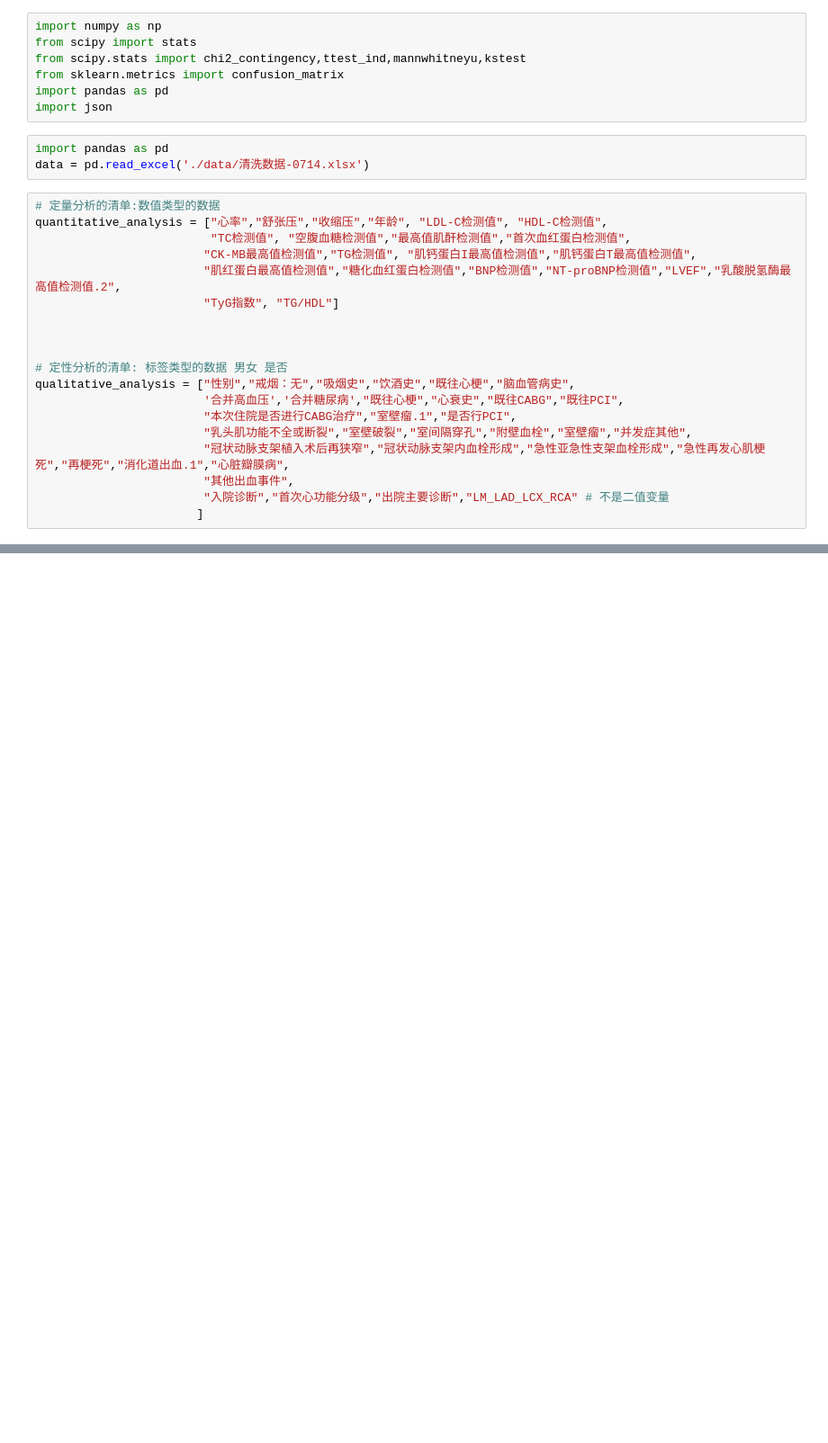
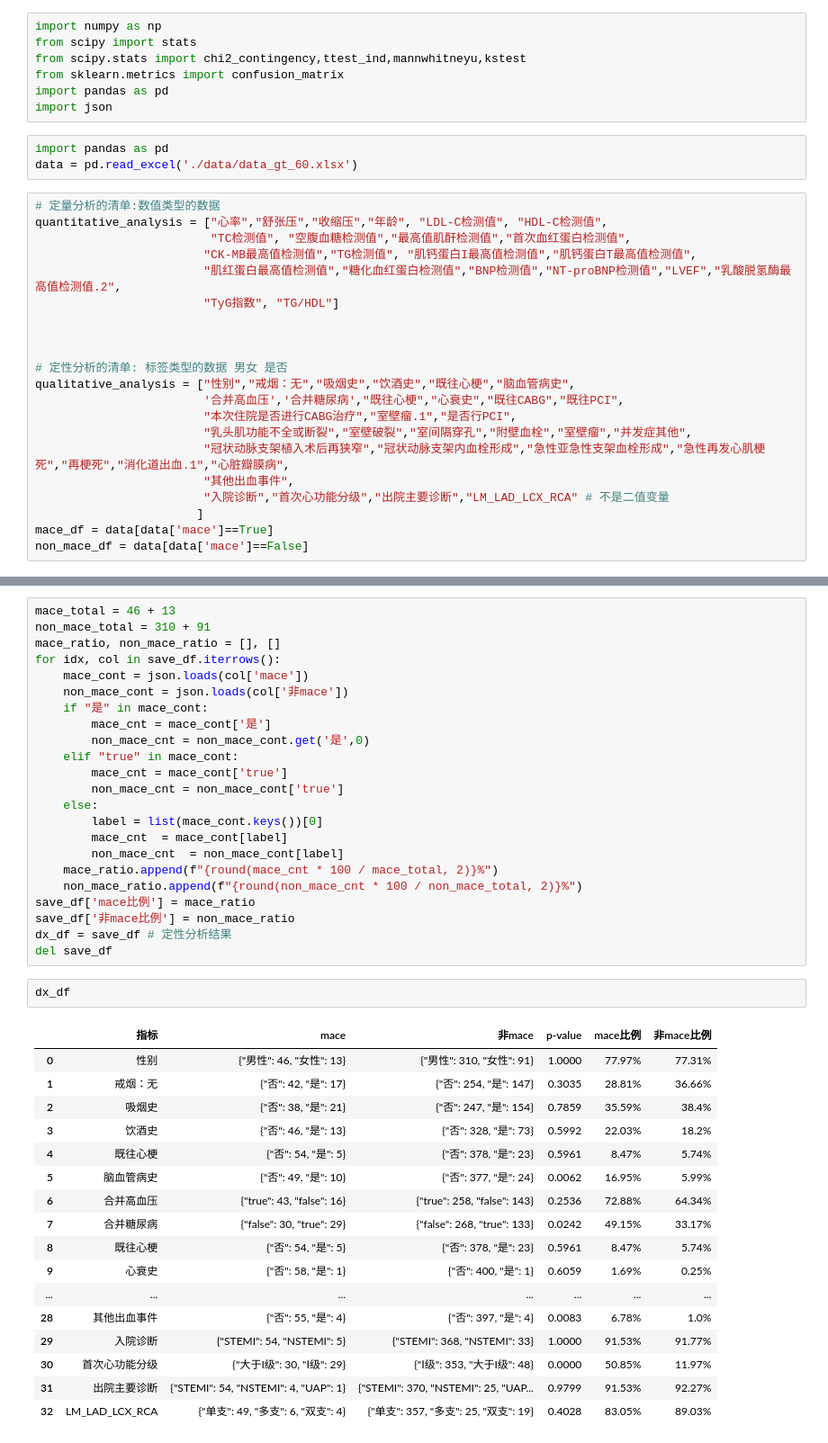
Before and after one commit to BaiTianGang/bean_analysis, a Jupyter notebook: 数据清洗与筛选.ipynb, the cells around one changed output, grey strips where cells are left out. Shown at 90% size. Cells and saved outputs as stored; diff of their text form; blank space fills up the shorter version.

```diff
--- a/数据清洗与筛选.ipynb
+++ b/数据清洗与筛选.ipynb
@@ -7,7 +7,7 @@ import pandas as pd
 import json
 # %%
 import pandas as pd
-data = pd.read_excel('./data/清洗数据-0714.xlsx')
+data = pd.read_excel('./data/data_gt_60.xlsx')
 # %%
 # 定量分析的清单:数值类型的数据
 quantitative_analysis = ["心率","舒张压","收缩压","年龄", "LDL-C检测值", "HDL-C检测值",
@@ -27,6 +27,8 @@ qualitative_analysis = ["性别","戒烟：无","吸烟史","饮酒史","既往
                         "其他出血事件",
                         "入院诊断","首次心功能分级","出院主要诊断","LM_LAD_LCX_RCA" # 不是二值变量
                        ]
+mace_df = data[data['mace']==True]
+non_mace_df = data[data['mace']==False]
 # %%
 save_list = []
 
@@ -87,0 +78,43 @@ dx_df.to_excel('./data/定性分析结果-0826.xlsx',index=None)
+# %%
+mace_total = 46 + 13
+non_mace_total = 310 + 91
+mace_ratio, non_mace_ratio = [], []
+for idx, col in save_df.iterrows():
+    mace_cont = json.loads(col['mace'])
+    non_mace_cont = json.loads(col['非mace'])
+    if "是" in mace_cont:
+        mace_cnt = mace_cont['是']
+        non_mace_cnt = non_mace_cont.get('是',0)
+    elif "true" in mace_cont:
+        mace_cnt = mace_cont['true']
+        non_mace_cnt = non_mace_cont['true']
+    else:
+        label = list(mace_cont.keys())[0]
+        mace_cnt  = mace_cont[label]
+        non_mace_cnt  = non_mace_cont[label]
+    mace_ratio.append(f"{round(mace_cnt * 100 / mace_total, 2)}%")
+    non_mace_ratio.append(f"{round(non_mace_cnt * 100 / non_mace_total, 2)}%")
+save_df['mace比例'] = mace_ratio
+save_df['非mace比例'] = non_mace_ratio
+dx_df = save_df # 定性分析结果
+del save_df
+# %%
+dx_df
+# %% [output]
+|  | 指标 | mace | 非mace | p-value | mace比例 | 非mace比例 |
+| 0 | 性别 | {"男性": 46, "女性": 13} | {"男性": 310, "女性": 91} | 1.0000 | 77.97% | 77.31% |
+| 1 | 戒烟：无 | {"否": 42, "是": 17} | {"否": 254, "是": 147} | 0.3035 | 28.81% | 36.66% |
+| 2 | 吸烟史 | {"否": 38, "是": 21} | {"否": 247, "是": 154} | 0.7859 | 35.59% | 38.4% |
+| 3 | 饮酒史 | {"否": 46, "是": 13} | {"否": 328, "是": 73} | 0.5992 | 22.03% | 18.2% |
+| 4 | 既往心梗 | {"否": 54, "是": 5} | {"否": 378, "是": 23} | 0.5961 | 8.47% | 5.74% |
+| 5 | 脑血管病史 | {"否": 49, "是": 10} | {"否": 377, "是": 24} | 0.0062 | 16.95% | 5.99% |
+| 6 | 合并高血压 | {"true": 43, "false": 16} | {"true": 258, "false": 143} | 0.2536 | 72.88% | 64.34% |
+| 7 | 合并糖尿病 | {"false": 30, "true": 29} | {"false": 268, "true": 133} | 0.0242 | 49.15% | 33.17% |
+| 8 | 既往心梗 | {"否": 54, "是": 5} | {"否": 378, "是": 23} | 0.5961 | 8.47% | 5.74% |
+| 9 | 心衰史 | {"否": 58, "是": 1} | {"否": 400, "是": 1} | 0.6059 | 1.69% | 0.25% |
+| ... | ... | ... | ... | ... | ... | ... |
+| 28 | 其他出血事件 | {"否": 55, "是": 4} | {"否": 397, "是": 4} | 0.0083 | 6.78% | 1.0% |
+| 29 | 入院诊断 | {"STEMI": 54, "NSTEMI": 5} | {"STEMI": 368, "NSTEMI": 33} | 1.0000 | 91.53% | 91.77% |
+| 30 | 首次心功能分级 | {"大于I级": 30, "Ⅰ级": 29} | {"Ⅰ级": 353, "大于I级": 48} | 0.0000 | 50.85% | 11.97% |
+| 31 | 出院主要诊断 | {"STEMI": 54, "NSTEMI": 4, "UAP": 1} | {"STEMI": 370, "NSTEMI": 25, "UAP... | 0.9799 | 91.53% | 92.27% |
+| 32 | LM_LAD_LCX_RCA | {"单支": 49, "多支": 6, "双支": 4} | {"单支": 357, "多支": 25, "双支": 19} | 0.4028 | 83.05% | 89.03% |
```
Also changed, not shown: parts of 5 cells of this notebook, 13 other files.
